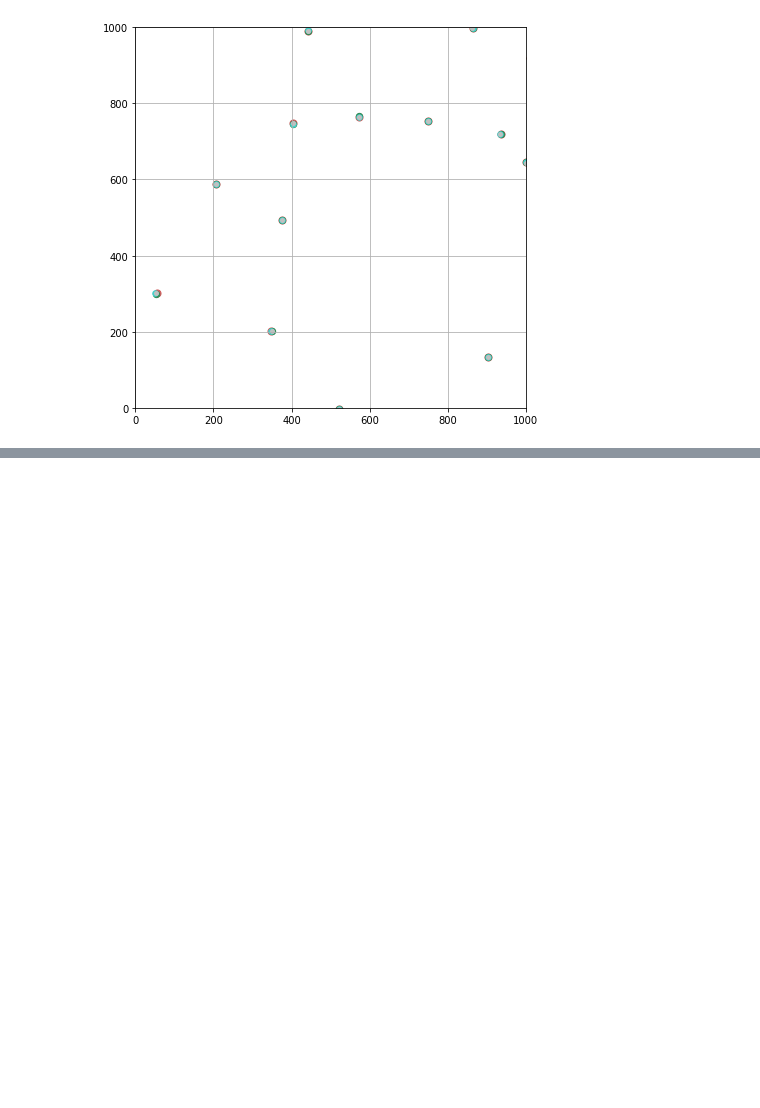
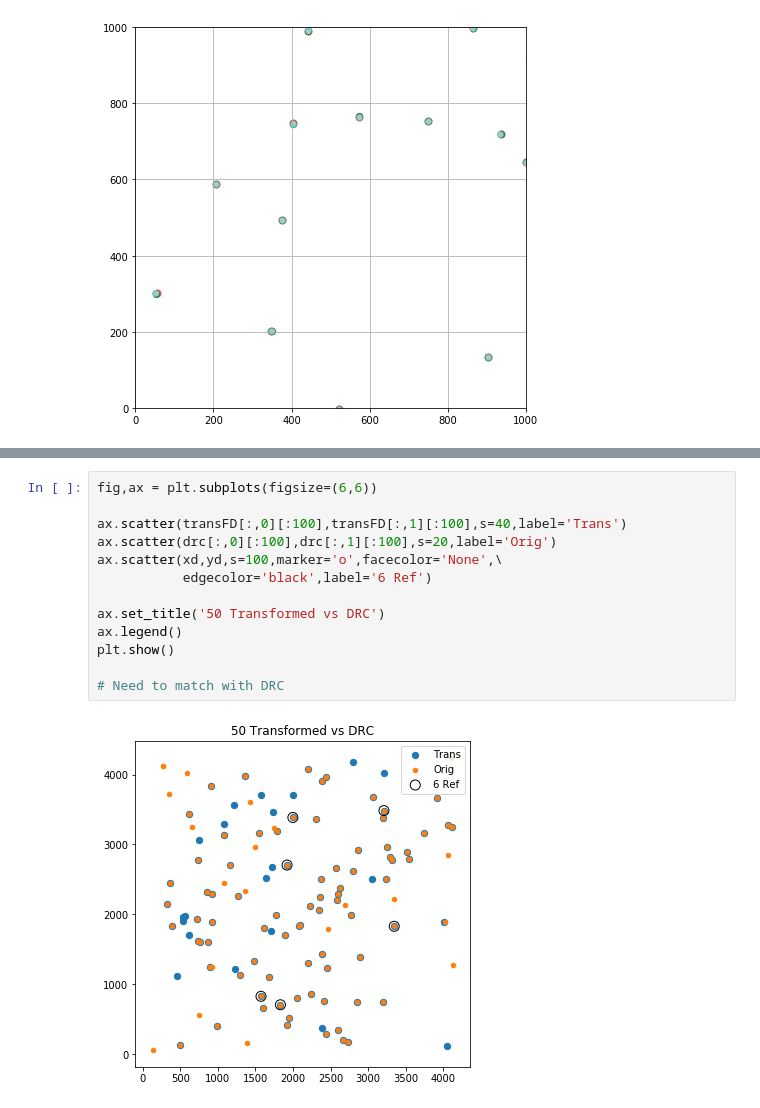
Before and after one commit to hrichstein/photRun0520, a Jupyter notebook: ditherMatching1000.ipynb, the cells around one changed output, grey strips where cells are left out. Cells and saved outputs as stored; diff of their text form; blank space fills up the shorter version.

```diff
--- a/ditherMatching1000.ipynb
+++ b/ditherMatching1000.ipynb
@@ -325,0 +382,15 @@ plt.show()
+# %%
+fig,ax = plt.subplots(figsize=(6,6))
+
+ax.scatter(transFD[:,0][:100],transFD[:,1][:100],s=40,label='Trans')
+ax.scatter(drc[:,0][:100],drc[:,1][:100],s=20,label='Orig')
+ax.scatter(xd,yd,s=100,marker='o',facecolor='None',\
+           edgecolor='black',label='6 Ref')
+
+ax.set_title('50 Transformed vs DRC')
+ax.legend()
+plt.show()
+
+# Need to match with DRC
+# %% [output]
+[figure, added]
```
Also changed, not shown: parts of 10 cells of this notebook, 5 other files.
